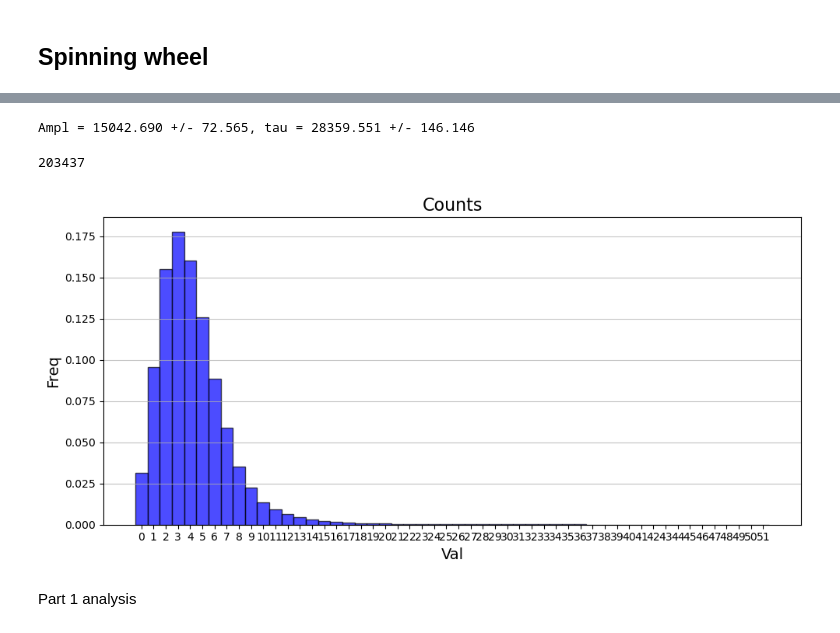
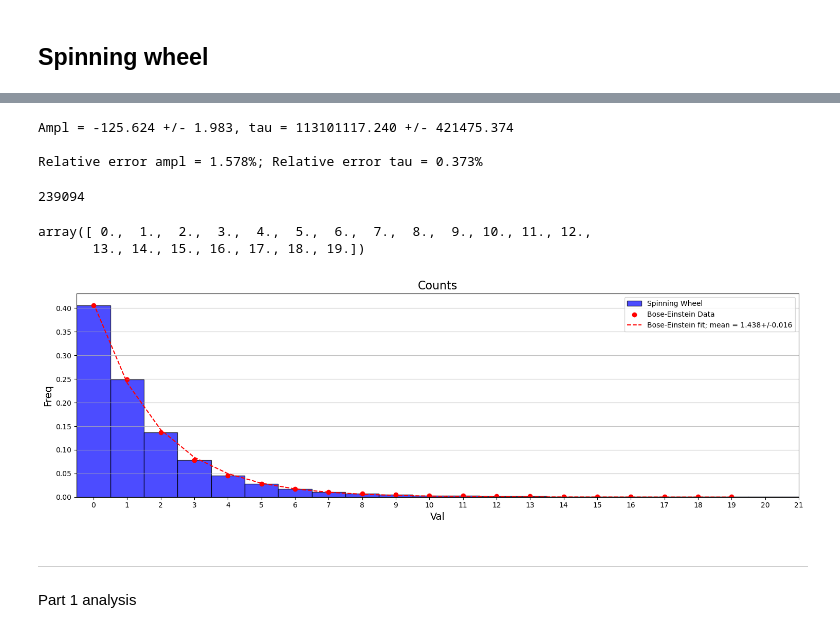
Before and after one commit to sdracia/Q-OpticsLaser, a Jupyter notebook: lab1/lab1.ipynb, the cells around one changed output, grey strips where cells are left out. Saved outputs shown, nothing was run; the diff lists cells and outputs as text; code cells hidden in the pictures.

Commit message:
improved spinning wheel

```diff
--- a/lab1/lab1.ipynb
+++ b/lab1/lab1.ipynb
@@ -27,6 +27,6 @@ df.head()
 # %%
-diffs = []
+diffs_old0 = []
 
-for i in range(1,len(df.Time_Tag)):
-    diff = df.Time_Tag[i] - df.Time_Tag[i-1]
-    diffs.append(diff)
+for i in range(1,len(df_old0.Time_Tag)):
+    diff = df_old0.Time_Tag[i] - df_old0.Time_Tag[i-1]
+    diffs_old0.append(diff)
@@ -92,40 +172,68 @@ plt.show()
-# %%
-ampl, tau = popt
-errors = np.sqrt(np.diag(pcov))
-
-print(f"Ampl = {ampl:.3f} +/- {errors[0]:.3f}, tau = {tau:.3f} +/- {errors[1]:.3f}")
-# %% [output]
-Ampl = 15042.690 +/- 72.565, tau = 28359.551 +/- 146.146
+# %%
+ampl_old0, tau_old0 = popt_old0
+errors_old0 = np.sqrt(np.diag(pcov_old0))
+
+print(f"Ampl = {ampl_old0:.3f} +/- {errors_old0[0]:.3f}, tau = {tau_old0:.3f} +/- {errors_old0[1]:.3f}", '\n')
+print(f"Relative error ampl = {np.abs((errors_old0[0]/ampl_old0)*100):.3f}%; Relative error tau = {(errors_old0[1]/tau_old0)*100:.3f}%")
+# %% [output]
+Ampl = -125.624 +/- 1.983, tau = 113101117.240 +/- 421475.374
+
+Relative error ampl = 1.578%; Relative error tau = 0.373%
 # %%
 unit_time = 80.955
 step_time = int(10e6/unit_time)
 
-final_time = df["Time_Tag"].iloc[-1]
+final_time_old0 = df_old0["Time_Tag"].iloc[-1]
 
-N_steps = int(final_time/step_time)
-print(N_steps)
+N_steps_old0 = int(final_time_old0/step_time)
+print(N_steps_old0)
 # %% [output]
-203437
+239094
 # %%
-bins = [i * step_time for i in range(N_steps + 1)]
-counts_0_spin, _ = np.histogram(df['Time_Tag'], bins=bins)
+bins_old0 = [i * step_time for i in range(N_steps_old0 + 1)]
+counts_old0_spin, _ = np.histogram(df_old0['Time_Tag'], bins=bins_old0)
+# %%
+hist_old0_x
+# %% [output]
+array([ 0.,  1.,  2.,  3.,  4.,  5.,  6.,  7.,  8.,  9., 10., 11., 12.,
+       13., 14., 15., 16., 17., 18., 19.])
 # %%
-bins_0_spin = np.arange(min(counts_0_spin) - 0.5, max(counts_0_spin) + 1.5, 1)
+def p_thermal(n, mean):
+  return (1 / (mean + 1)) * (mean / (mean + 1))**n
 
-plt.figure(figsize=(10,5))
-plt.hist(counts_0_spin, bins = bins_0_spin, density=True, color='blue', edgecolor='black', alpha=0.7)
+bins_old0_spin = np.arange(min(counts_old0_spin) - 0.5, max(counts_old0_spin) + 1.5, 1)
+
+hist_old0_y, bin_edges = np.histogram(counts_old0_spin, bins=bins_old0_spin, density=True)
+hist_old0_x = (bin_edges[:-1] + bin_edges[1:]) / 2
+hist_old0_y = hist_old0_y[:20]
+hist_old0_x = hist_old0_x[:20]
+
+#I perform the fit
+popt, pcov = curve_fit(p_thermal, hist_old0_x, hist_old0_y, p0=[1.0])
+mean = popt
+error = np.sqrt(np.diag(pcov))
+
+
+plt.figure(figsize=(15,5))
+plt.hist(counts_old0_spin, bins = bins_old0_spin, density=True, color='blue', edgecolor='black', alpha=0.7, label='Spinning Wheel')
+plt.scatter(hist_old0_x, hist_old0_y, label='Bose-Einstein Data', marker='o', color = "red")
+plt.plot(hist_old0_x, p_thermal(hist_old0_x, *popt), label=f"Bose-Einstein fit; mean = {mean[0]:.3f}+/-{error[0]:.3f}", color = "red", linestyle='--')
 
 plt.title('Counts', fontsize=16)
 plt.xlabel('Val', fontsize=14)
 plt.ylabel('Freq', fontsize=14)
 
 plt.grid(axis='y', alpha=0.75)
 
-plt.xticks(range(min(counts_0_spin), max(counts_0_spin) + 1))
+plt.xticks(range(min(counts_old0_spin), max(counts_old0_spin) + 1))
 plt.tight_layout()
+plt.xlim(-0.5,21)
+plt.legend()
 plt.show()
 # %% [output]
-[figure, old version]
+[figure, new version]
+# %% [markdown]
+_________________________________________________________________________________________________________________________________________________________________________
 # %% [markdown]
 Part 1 analysis
 # %%
```
Also changed, not shown: parts of 16 cells of this notebook, 2 other files.
